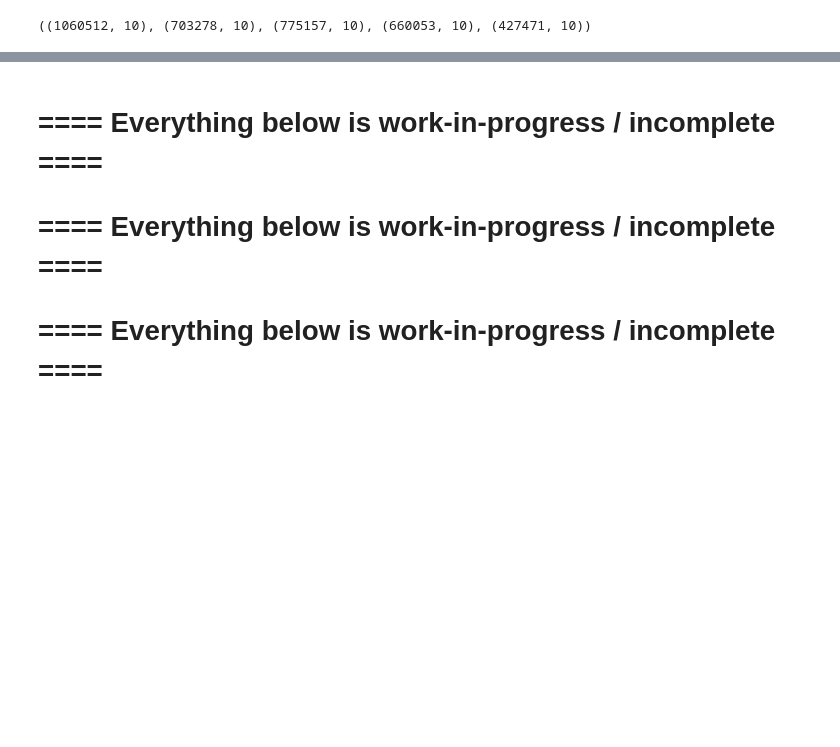
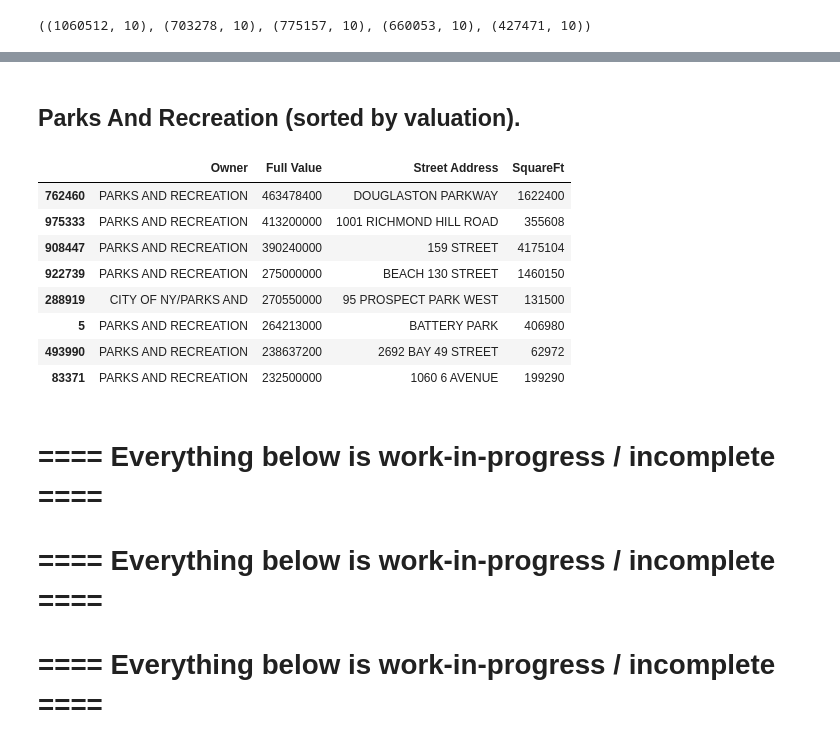
Before and after one commit to jdsketches/data_playground, a Jupyter notebook: enigma_nyc_properties.ipynb, the cells around one changed output, grey strips where cells are left out. Saved outputs shown, nothing was run; the diff lists cells and outputs as text; code cells hidden in the pictures; blank space fills up the shorter version.

```diff
--- a/enigma_nyc_properties.ipynb
+++ b/enigma_nyc_properties.ipynb
@@ -641,3 +727,20 @@ del df11231_houses
+# %% [markdown]
+## Parks And Recreation (sorted by valuation).
+# %%
+df2010_subcols[(df2010_subcols["Tax Class"] == "4") &
+               (df2010_subcols.Owner.str.contains("PARKS"))].\
+    sort("Full Value", ascending=False)[["Owner", "Full Value",
+                                         "Street Address", "SquareFt"]].head(8)
+# %% [output]
+|  | Owner | Full Value | Street Address | SquareFt |
+| 762460 | PARKS AND RECREATION | 463478400 | DOUGLASTON PARKWAY | 1622400 |
+| 975333 | PARKS AND RECREATION | 413200000 | 1001 RICHMOND HILL ROAD | 355608 |
+| 908447 | PARKS AND RECREATION | 390240000 | 159 STREET | 4175104 |
+| 922739 | PARKS AND RECREATION | 275000000 | BEACH 130 STREET | 1460150 |
+| 288919 | CITY OF NY/PARKS AND | 270550000 | 95 PROSPECT PARK WEST | 131500 |
+| 5 | PARKS AND RECREATION | 264213000 | BATTERY PARK | 406980 |
+| 493990 | PARKS AND RECREATION | 238637200 | 2692 BAY 49 STREET | 62972 |
+| 83371 | PARKS AND RECREATION | 232500000 | 1060 6 AVENUE | 199290 |
 # %% [markdown]
 # ====  Everything below is work-in-progress / incomplete ====
 # ====  Everything below is work-in-progress / incomplete ====
```
Also changed, not shown: parts of 25 cells of this notebook.
